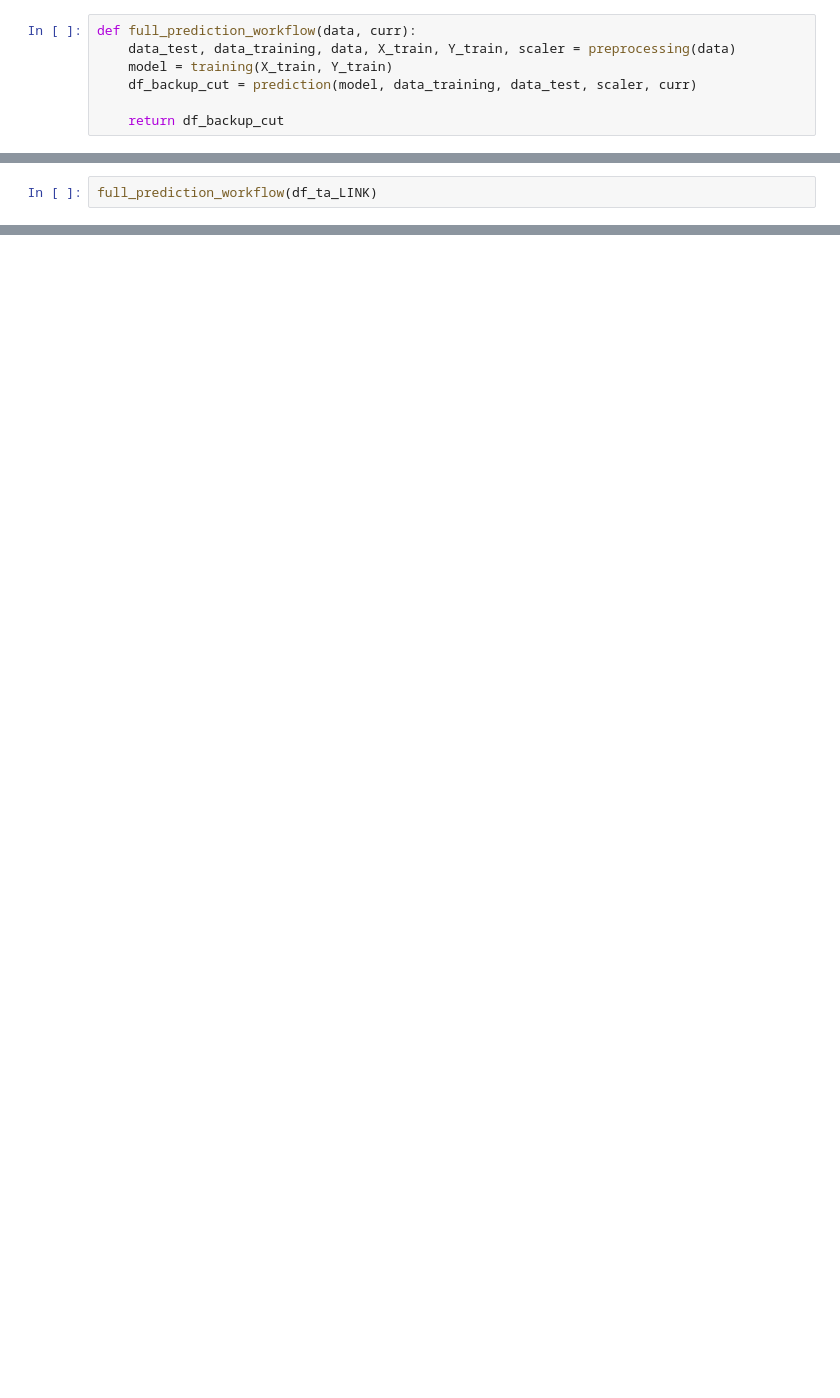
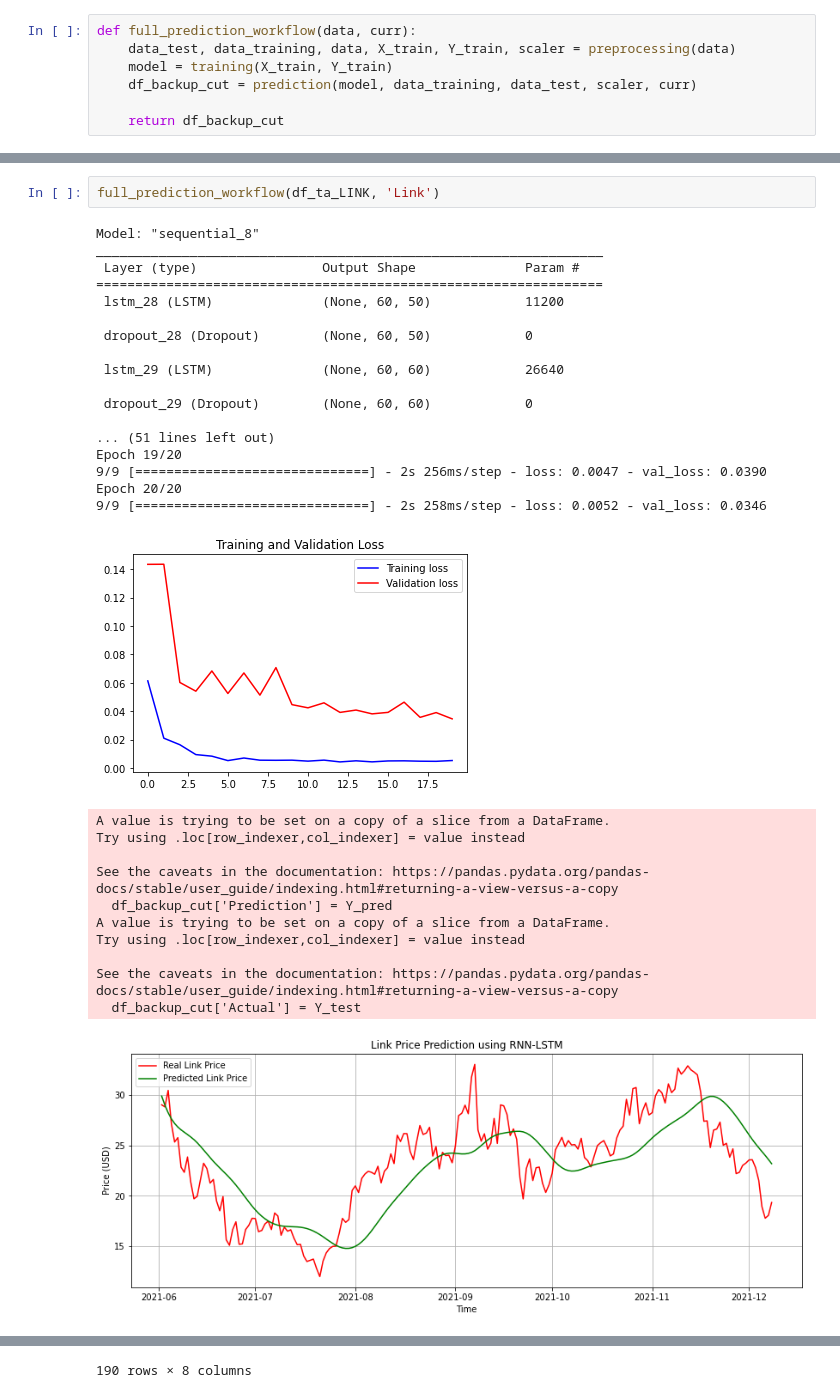
Before and after one commit to christianschwendner/coins_2122, a Jupyter notebook: Prediction/LSTM_Loop.ipynb, the cells around one changed output, grey strips where cells are left out. Cells and saved outputs as stored; diff of their text form; blank space fills up the shorter version.

```diff
--- a/Prediction/LSTM_Loop.ipynb
+++ b/Prediction/LSTM_Loop.ipynb
@@ -304,3 +254,33 @@ See the caveats in the documentation: https://pandas.pydata.org/pandas-docs/stab
 190 rows × 8 columns
 # %%
-full_prediction_workflow(df_ta_LINK)
+full_prediction_workflow(df_ta_LINK, 'Link')
+# %% [output]
+Model: "sequential_8"
+_________________________________________________________________
+ Layer (type)                Output Shape              Param #
+=================================================================
+ lstm_28 (LSTM)              (None, 60, 50)            11200
+
+ dropout_28 (Dropout)        (None, 60, 50)            0
+
+ lstm_29 (LSTM)              (None, 60, 60)            26640
+
+ dropout_29 (Dropout)        (None, 60, 60)            0
+
+... (51 lines left out)
+Epoch 19/20
+9/9 [==============================] - 2s 256ms/step - loss: 0.0047 - val_loss: 0.0390
+Epoch 20/20
+9/9 [==============================] - 2s 258ms/step - loss: 0.0052 - val_loss: 0.0346
+[figure, added]
+A value is trying to be set on a copy of a slice from a DataFrame.
+Try using .loc[row_indexer,col_indexer] = value instead
+
+See the caveats in the documentation: https://pandas.pydata.org/pandas-docs/stable/user_guide/indexing.html#returning-a-view-versus-a-copy
+  df_backup_cut['Prediction'] = Y_pred
+A value is trying to be set on a copy of a slice from a DataFrame.
+Try using .loc[row_indexer,col_indexer] = value instead
+
+See the caveats in the documentation: https://pandas.pydata.org/pandas-docs/stable/user_guide/indexing.html#returning-a-view-versus-a-copy
+  df_backup_cut['Actual'] = Y_test
+[figure, added]
@@ -307 +299,2 @@ full_prediction_workflow(df_ta_LINK)
+190 rows × 8 columns
 # %%
```
Also changed, not shown: parts of 12 cells of this notebook, 8 other files.
